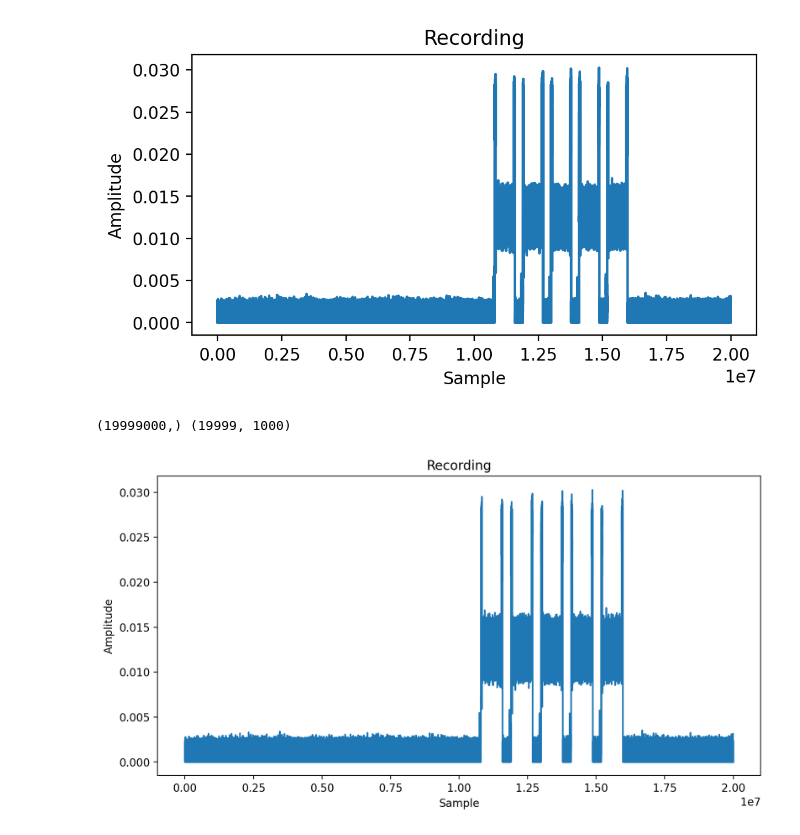
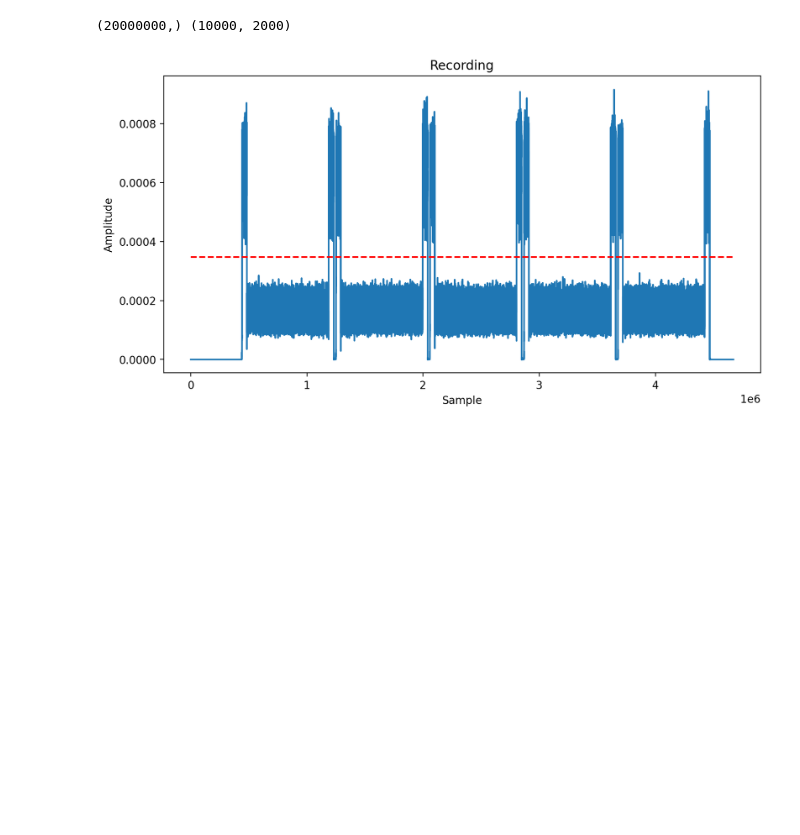
Before and after one commit to mkashani-phd/Secure_Wireless_Relay, a Jupyter notebook: RX algo test/rx.ipynb, the cells around one changed output. Drawn from its saved outputs; the diff is of its cells as text; code cells hidden in the pictures; blank space fills up the shorter version.

Commit message:
workiong recording algo based on the state machine approach

```diff
--- a/RX algo test/rx.ipynb
+++ b/RX algo test/rx.ipynb
@@ -2,17 +2,17 @@
 import numpy as np
 import matplotlib.pyplot as plt
 
-batch_size = 1000
+batch_size = 2000
 file = 'HighSNR.iq'
 
 
 recording = np.fromfile(file, dtype=np.complex64)
-plt.figure(figsize=(6, 3), dpi=200)
-plt.plot(np.abs(recording))
-plt.title('Recording')
-plt.xlabel('Sample')
-plt.ylabel('Amplitude')
-plt.show()
+# plt.figure(figsize=(6, 3), dpi=200)
+# plt.plot(np.abs(recording))
+# plt.title('Recording')
+# plt.xlabel('Sample')
+# plt.ylabel('Amplitude')
+# plt.show()
 
 #divide the recording into the batches of batch_size but the las batch can be anysize
 if recording.size % batch_size != 0:
@@ -22,26 +22,5 @@ recording_batches = recording.reshape(-1, batch_size)
 print(recording.shape, recording_batches.shape)
 
 # now I want to process the recording in batches
-
-
-res = []
-
-for i in range(recording_batches.shape[0]):
-    # process the batch
-    batch = recording_batches[i].copy()
-    res.extend(batch)
-
-    # either extend to the res or discard
-
-
-# At the end the res should contain the signal and replace the noise with 0. And also it should work for any batch size
-plt.figure(figsize=(10, 5), dpi=200)
-plt.plot(np.abs(res))
-plt.title('Recording')
-plt.xlabel('Sample')
-plt.ylabel('Amplitude')
-plt.show()
 # %% [output]
-[figure, removed]
-(19999000,) (19999, 1000)
+(20000000,) (10000, 2000)
-[figure, removed]
@@ -47,0 +73,12 @@ plt.show()
+# %%
+
+# At the end the res should contain the signal and replace the noise with 0. And also it should work for any batch size
+plt.figure(figsize=(10, 5), dpi=200)
+plt.plot(np.abs(res)**2)
+plt.title('Recording')
+plt.hlines(threshold, 0, len(res), colors='r', linestyles='dashed')
+plt.xlabel('Sample')
+plt.ylabel('Amplitude')
+plt.show()
+# %% [output]
+[figure, added]
```
Also changed, not shown: parts of 1 cell of this notebook.
